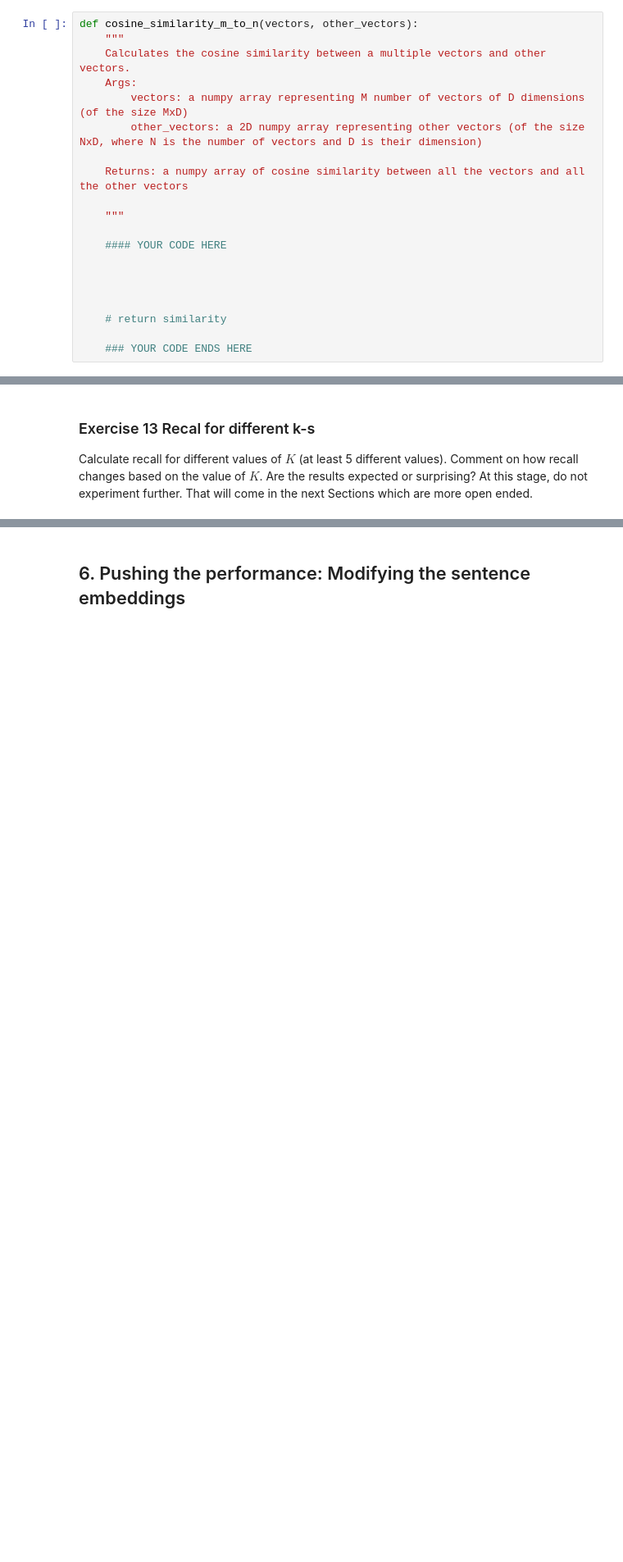
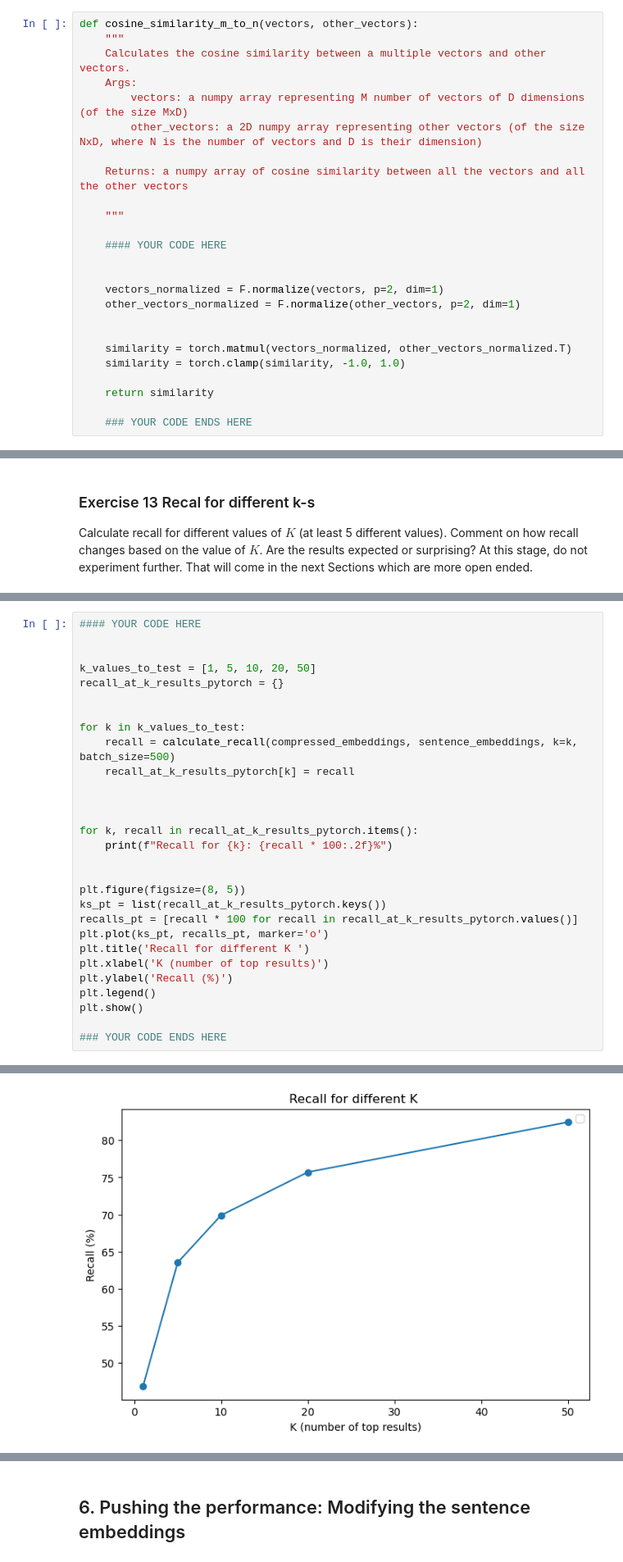
Before and after one commit to t3i8m/nlp_labs, a Jupyter notebook: lab_3/lab3_group_52.ipynb, the cells around one changed output, grey strips where cells are left out. Shown at 82% size. Saved outputs shown, nothing was run; the diff lists cells and outputs as text; blank space fills up the shorter version.

```diff
--- a/lab_3/lab3_group_52.ipynb
+++ b/lab_3/lab3_group_52.ipynb
@@ -1187,9 +1190,14 @@ def cosine_similarity_m_to_n(vectors, other_vectors):
     #### YOUR CODE HERE
 
 
+    vectors_normalized = F.normalize(vectors, p=2, dim=1)
+    other_vectors_normalized = F.normalize(other_vectors, p=2, dim=1)
 
 
-    # return similarity
+    similarity = torch.matmul(vectors_normalized, other_vectors_normalized.T)
+    similarity = torch.clamp(similarity, -1.0, 1.0)
+
+    return similarity
 
     ### YOUR CODE ENDS HERE
 # %% [markdown]
@@ -1247,0 +1252,30 @@ Calculate recall for different values of $K$ (at least 5 different values). Comm
+# %%
+#### YOUR CODE HERE
+
+
+k_values_to_test = [1, 5, 10, 20, 50]
+recall_at_k_results_pytorch = {}
+
+
+for k in k_values_to_test:
+    recall = calculate_recall(compressed_embeddings, sentence_embeddings, k=k, batch_size=500)
+    recall_at_k_results_pytorch[k] = recall
+
+
+
+for k, recall in recall_at_k_results_pytorch.items():
+    print(f"Recall for {k}: {recall * 100:.2f}%")
+
+
+plt.figure(figsize=(8, 5))
+ks_pt = list(recall_at_k_results_pytorch.keys())
+recalls_pt = [recall * 100 for recall in recall_at_k_results_pytorch.values()]
+plt.plot(ks_pt, recalls_pt, marker='o')
+plt.title('Recall for different K ')
+plt.xlabel('K (number of top results)')
+plt.ylabel('Recall (%)')
+plt.legend()
+plt.show()
+
+### YOUR CODE ENDS HERE
+# %% [output]
@@ -1247,0 +1287 @@ Calculate recall for different values of $K$ (at least 5 different values). Comm
+[figure, added]
```
Also changed, not shown: parts of 22 cells of this notebook.
